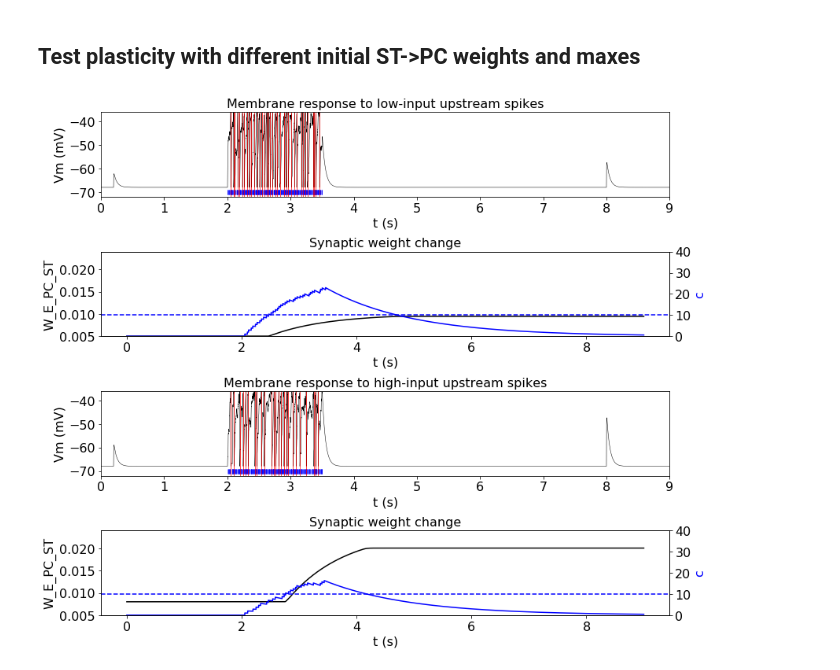
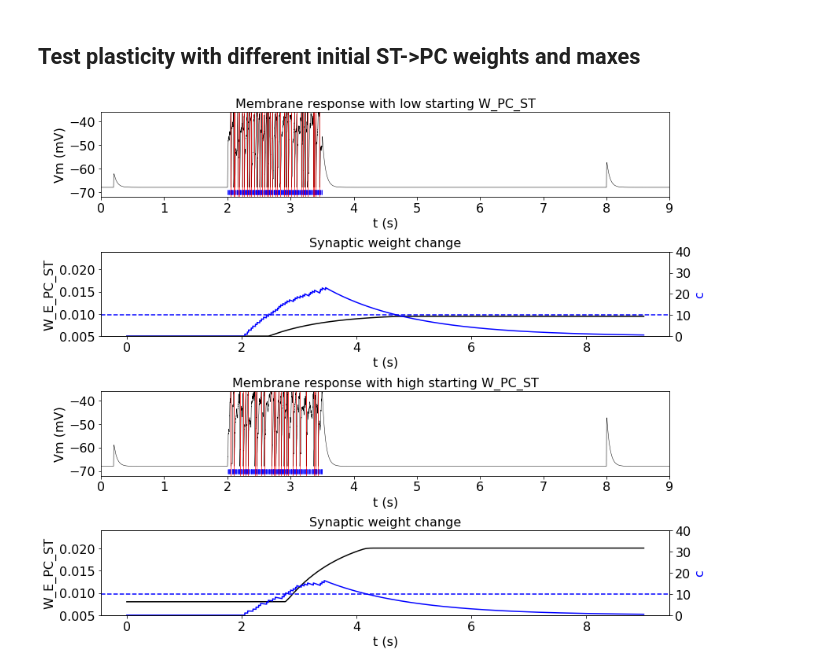
Before and after one commit to rkp8000/network_replay, a Jupyter notebook: T1_ntwk.ipynb, the cells around one changed output. Drawn from its saved outputs; the diff is of its cells as text; code cells hidden in the pictures.

Commit message:
Fix figure labels and rerun.

```diff
--- a/T1_ntwk.ipynb
+++ b/T1_ntwk.ipynb
@@ -1336,7 +1336,7 @@ axs[0].set_xlim(ts[0], ts[-1])
 axs[0].set_ylim(-72, 1000 * P.V_TH_PC)
 axs[0].set_xlabel('t (s)')
 axs[0].set_ylabel('Vm (mV)')
-axs[0].set_title('Membrane response to low-input upstream spikes')
+axs[0].set_title('Membrane response with low starting W_PC_ST')
 
 # low-input synaptic weight time-series
 axs[1].plot(ts, rsp.ws_plastic['E'][:, 0], color='k')
@@ -1367,32 +1367,32 @@ for t_spk_out in rsp.spks[:, 1].nonzero()[0] * DT:
     axs[2].axvline(t_spk_out, color='r', lw=0.7)
 
 axs[2].set_xlim(ts[0], ts[-1])
 axs[2].set_ylim(-72, 1000 * P.V_TH_PC)
 axs[2].set_xlabel('t (s)')
 axs[2].set_ylabel('Vm (mV)')
-axs[2].set_title('Membrane response to high-input upstream spikes')
+axs[2].set_title('Membrane response with high starting W_PC_ST')
 
 # high-input synaptic weight time-series
 axs[3].plot(ts, rsp.ws_plastic['E'][:, 1], color='k')
 
 axs[3].set_xlim(ts[0], ts[-1])
 axs[3].set_ylim(W_E_PC_ST_0, W_E_PC_ST_MAX_1)
 
 axs[3].set_xlabel('t (s)')
 axs[3].set_ylabel('W_E_PC_ST')
 axs[3].set_title('Synaptic weight change')
 
 # spk-ctr auxiliary variable
 axs_twin.append(axs[3].twinx())
 axs_twin[1].plot(ts, rsp.cs[:, 1], color='b')
 axs_twin[1].axhline(C_S, color='b', ls='--')
 axs_twin[1].set_ylim(0, 4*C_S)
 axs_twin[1].set_ylabel('c', color='b')
 
 for ax in list(axs) + axs_twin:
     disp.set_font_size(ax, 16)
 
 # make sure only two E weights are marked as plastic
 assert rsp.ws_plastic['E'].shape == (len(ts), 2)
 # %% [output]
-[figure, old version]
+[figure, new version]
```
